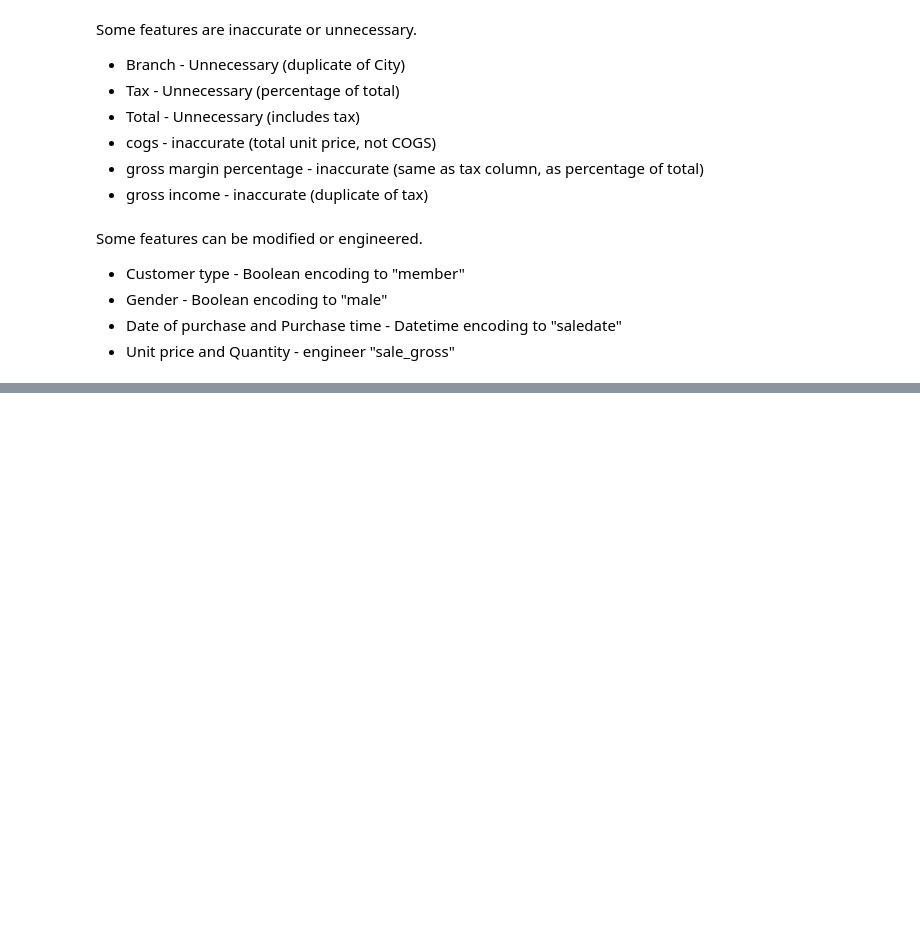
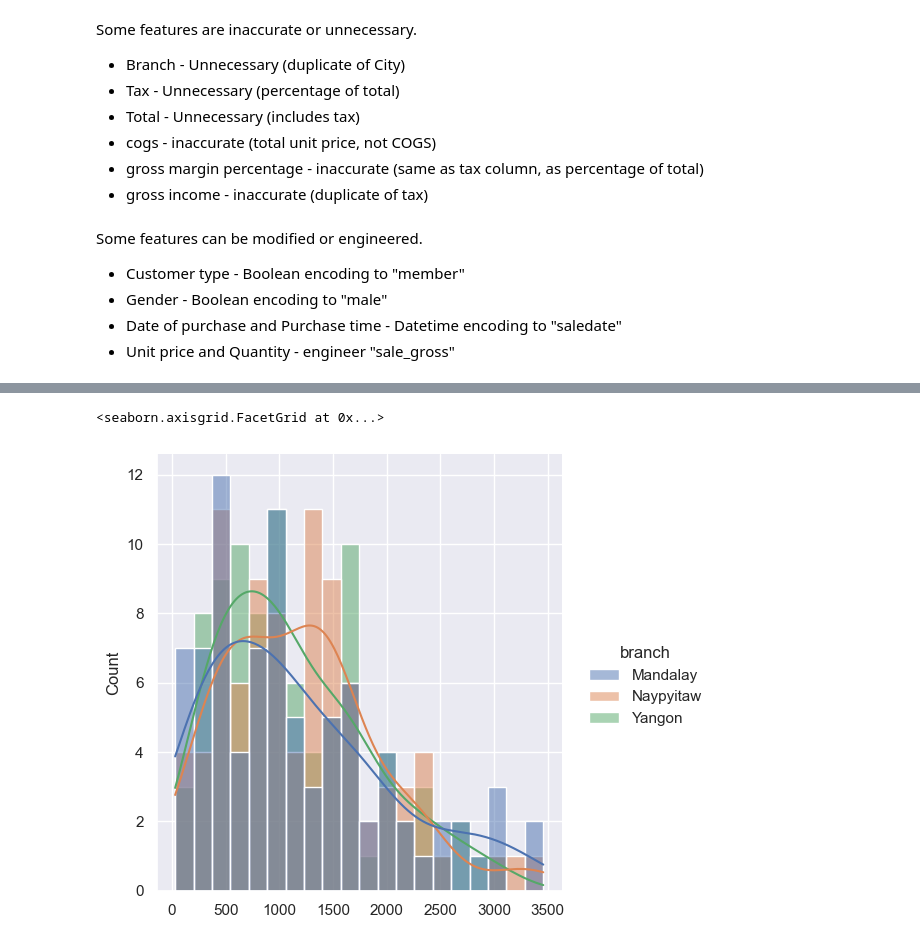
Before and after one commit to zdravoj/data-science-foundations, a Jupyter notebook: Supermarket_Sales/Supermarket_sales_analysis.ipynb, the cells around one changed output, grey strips where cells are left out. Cells and saved outputs as stored; diff of their text form; code cells hidden in the pictures; blank space fills up the shorter version.

Commit message:
begin EDA visualizations

```diff
--- a/Supermarket_Sales/Supermarket_sales_analysis.ipynb
+++ b/Supermarket_Sales/Supermarket_sales_analysis.ipynb
@@ -59,11 +61,10 @@ Some features can be modified or engineered.
 - Date of purchase and Purchase time - Datetime encoding to "saledate"
 - Unit price and Quantity - engineer "sale_gross"
 # %%
-# define features and datetime conversion
+# choose features, datetime conversion, set datetime to index
 supermarket_data = pd.read_csv(
     'supermarket_sales - Sheet1.csv',
     usecols=[
-        'Invoice ID',
         'City',
         'Customer type',
         'Gender',
@@ -75,10 +76,11 @@ supermarket_data = pd.read_csv(
         'Date',
         'Time'
     ],
-    parse_dates={'saledate': ['Date', 'Time']}
-)
+    parse_dates={'saledate': ['Date', 'Time']},
+    index_col='saledate'
+).sort_index()
 
-# modify features to boolean
+# modify member and gender features to boolean
 supermarket_data['member'] = supermarket_data['Customer type'].map(
     {'Normal': 0, 'Member': 1}
 )
@@ -92,7 +94,7 @@ supermarket_data = supermarket_data.drop(
     ]
 )
 
-# engineer features
+# engineer gross sales feature
 supermarket_data['sale_gross'] = (
     supermarket_data['Unit price'] * supermarket_data['Quantity']
 )
@@ -131,0 +159,20 @@ Other questions:
+# %%
+# total daily sales by branch
+branch_daily_sales = pd.pivot_table(
+    data= supermarket_data,
+    values= 'sale_gross',
+    index= supermarket_data.index.date,
+    columns= 'branch',
+    aggfunc= 'sum'
+)
+# %%
+sns.set_theme()
+# %%
+sns.displot(
+    data= branch_daily_sales,
+    bins=20,
+    kde= True
+)
+# %% [output]
+<seaborn.axisgrid.FacetGrid at 0x...>
+[figure, added]
```
Also changed, not shown: parts of 5 cells of this notebook.
